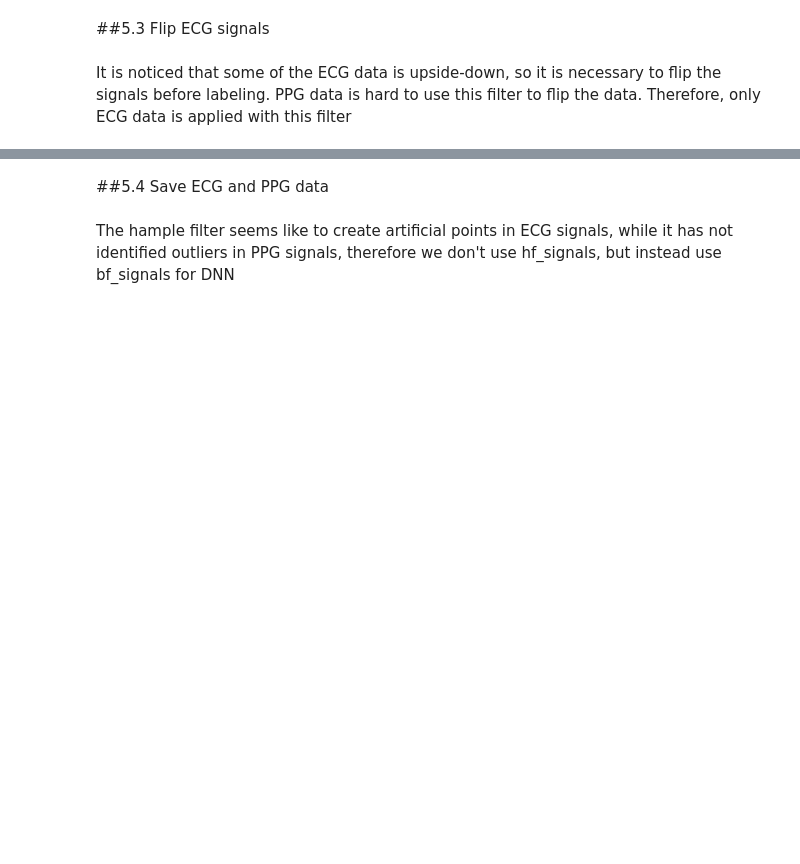
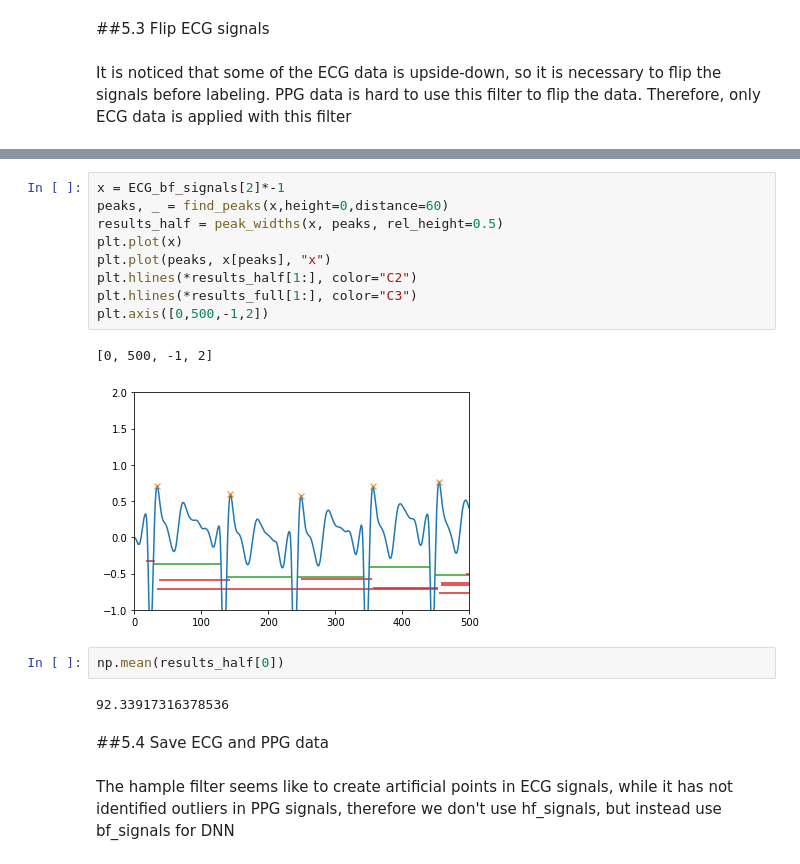
Before and after one commit to supertime1/Afib_PPG, a Jupyter notebook: Afib_Data_Clean.ipynb, the cells around one changed output, grey strips where cells are left out. Cells and saved outputs as stored; diff of their text form; blank space fills up the shorter version.

```diff
--- a/Afib_Data_Clean.ipynb
+++ b/Afib_Data_Clean.ipynb
@@ -558,3 +612,19 @@ plt.legend()
+# %%
+x = ECG_bf_signals[2]*-1
+peaks, _ = find_peaks(x,height=0,distance=60)
+results_half = peak_widths(x, peaks, rel_height=0.5)
+plt.plot(x)
+plt.plot(peaks, x[peaks], "x")
+plt.hlines(*results_half[1:], color="C2")
+plt.hlines(*results_full[1:], color="C3")
+plt.axis([0,500,-1,2])
+# %% [output]
+[0, 500, -1, 2]
+[figure, added]
+# %%
+np.mean(results_half[0])
+# %% [output]
+92.33917316378536
 # %% [markdown]
 ##5.4 Save ECG and PPG data
 # %% [markdown]
```
Also changed, not shown: parts of 16 cells of this notebook.
